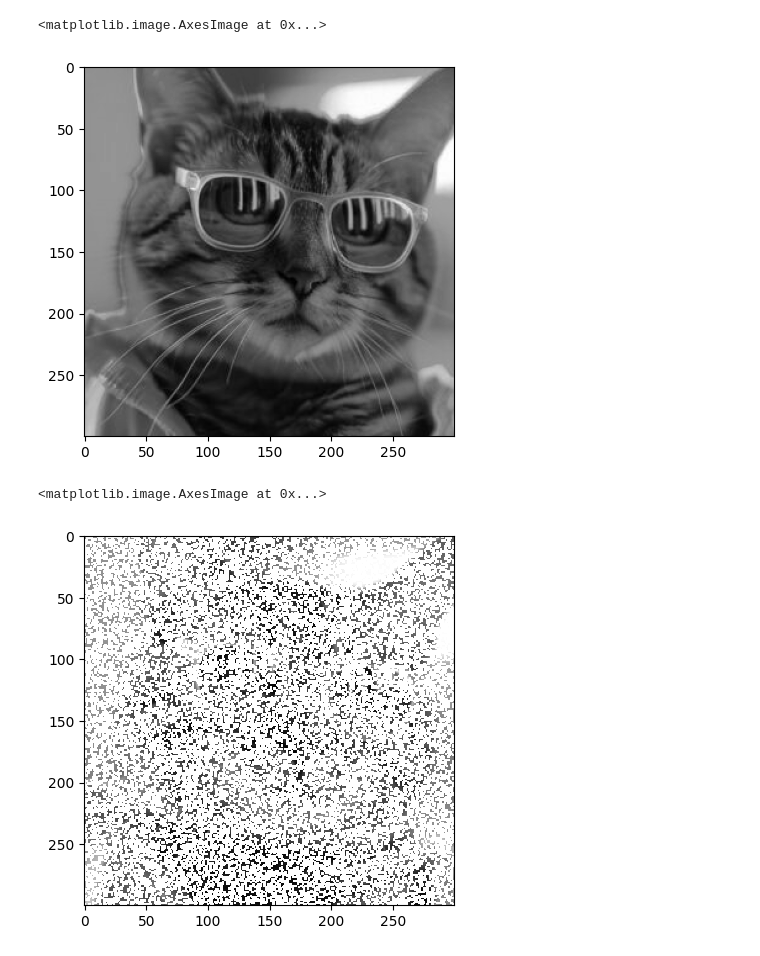
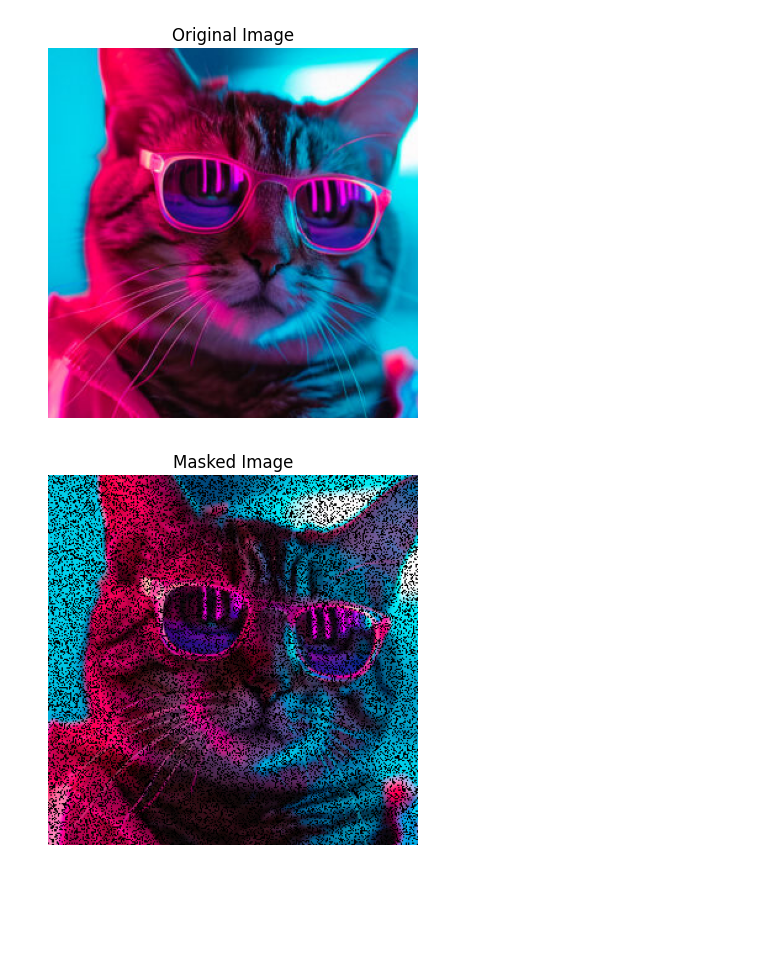
Before and after one commit to Arjun-BD/ES335-MLAssignment2, a Jupyter notebook: task4.ipynb, the cells around one changed output. Drawn from its saved outputs; the diff is of its cells as text; code cells hidden in the pictures; blank space fills up the shorter version.

```diff
--- a/task4.ipynb
+++ b/task4.ipynb
@@ -6,6 +7,5 @@ import torchvision
 # %%
 img = torchvision.io.read_image("images t4/cyber-kitty.jpg")
 img = torch.tensor(img, dtype=torch.float)
-img = img.mean(dim=0, keepdim=False)
 print(img.shape)
 # %% [output]
@@ -18,19 +13,12 @@ plt.imshow(img, cmap='gray')
 # %%
 crop = torchvision.transforms.functional.crop(img, 50, 230, 300, 300)
-plt.imshow(crop, cmap='gray')
-# %% [output]
-<matplotlib.image.AxesImage at 0x...>
-[figure, removed]
 # %%
 def mask_image(img, prop):
     img_copy = img.clone()
-    mask = torch.rand(img.shape) < prop
-    img_copy[mask] = float('nan')
-    return img_copy, mask
+    mask = torch.rand(img.shape[1:]) < prop
+    mask_rgb = mask.unsqueeze(0).repeat(img.shape[0], 1, 1)
+    img_copy[mask_rgb] = float('nan')
+
+    return img_copy, mask_rgb
 # %%
 masked_img = mask_image(crop, 0.3)
-# %%
-plt.imshow(masked_img[0], cmap='gray')
-# %% [output]
-<matplotlib.image.AxesImage at 0x...>
-[figure, removed]
@@ -42,2 +25,15 @@ import torch.optim as optim
+# %%
+def show_image(image_tensor, title):
+    image_np = image_tensor.permute(1, 2, 0).cpu().numpy()
+    plt.imshow(image_np.astype(np.uint8))
+    plt.title(title)
+    plt.axis('off')
+    plt.show()
+
+show_image(crop, "Original Image")
+show_image(masked_img[0], "Masked Image")
+# %% [output]
+[figure, added]
+[figure, added]
 # %%
 def factorize(A, k, device=torch.device("cpu")):
```
Also changed, not shown: parts of 10 cells of this notebook, 1 other file.
